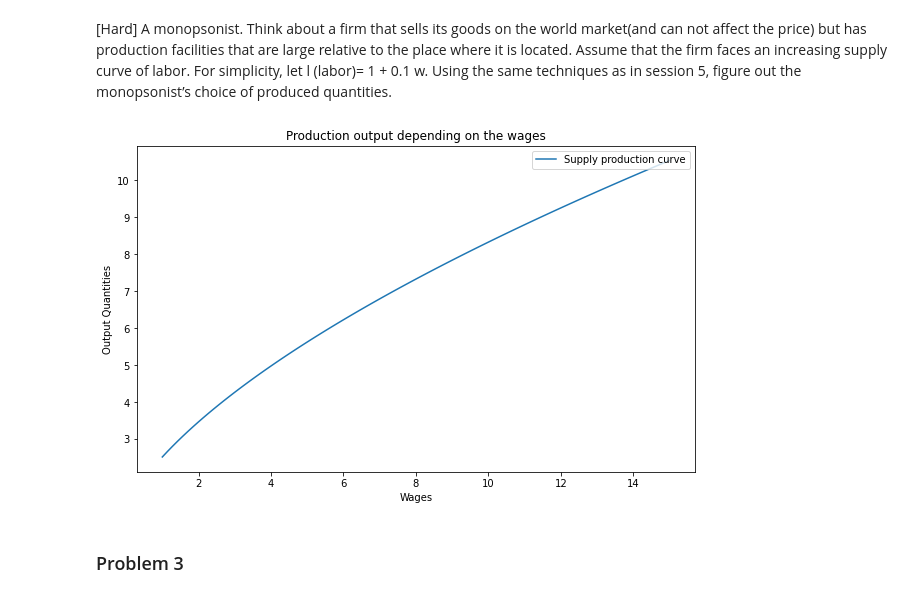
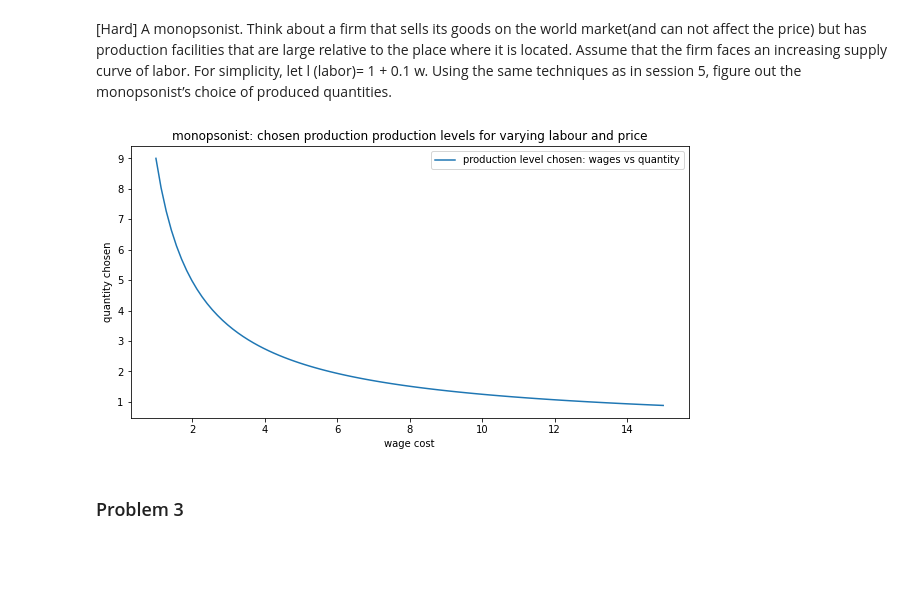
Before and after one commit to PaulineMalaguti/EBA3650, a Jupyter notebook: Lecture 5/QE_Problem_Set_5.ipynb, the cells around one changed output. Cells and saved outputs as stored; diff of their text form; code cells hidden in the pictures; blank space fills up the shorter version.

```diff
--- a/Lecture 5/QE_Problem_Set_5.ipynb
+++ b/Lecture 5/QE_Problem_Set_5.ipynb
@@ -590,37 +590,53 @@ for i in range(len(KS)):
 [figure]
 # %% [markdown]
 [Hard] A monopsonist. Think about a firm that sells its goods on the world market(and can not affect the price) but has production facilities that are large relative to the place where it is located. Assume that the firm faces an increasing supply curve of labor. For simplicity, let l (labor)= 1 + 0.1 w. Using the same techniques as in session 5, figure out the monopsonist’s choice of produced quantities.
-# %%
-#Production depending on labour and capital
-def BigK(w,capital):
-    alpha = 0.6
-    labour = 1 + 0.1*w
-    return np.power(labour,alpha)*np.power(capital,1-alpha)
-
-# Production Technology is defined under BigK, we need a fixed value for capital
-FCK = 10 ; w = 1 ; prices = np.linspace(1,5,100) ; quantities = np.zeros(100) ; startv=1
-for i in range(100):
-    quantities[i],startv=supply([prices[i],w,FCK],startv)
-
-w = np.linspace(1,15,100)
-prod = []
-for i in range(len(w)):
-    f = BigK(i,FCK)
-    prod.append(f)
-
-#Create Figure
-plt.figure(figsize = (10, 6))
-
-#Plot the curves
-plt.plot(w,prod, label = "Supply production curve")
-
-#Graph Parameters
-plt.ylabel("Output Quantities")
-plt.xlabel("Wages")
-plt.title("Production output depending on the wages")
-plt.legend(loc="upper right") ; plt.show()
-# %% [output]
-[figure, removed]
+# %%
+ws = np.linspace(1,15,100) # The number of capital available
+q_stars = [] ; FCK = 10
+
+for i in range(len(ws)):
+    w = ws[i]
+    labor = 1 + 0.1*w
+    def BigK(labor,capital):
+        alpha = 0.6
+        return np.power(labor,alpha)*np.power(capital,1-alpha)
+
+    def profit(labor,mylist):
+        p=mylist[0] ; FCK=mylist[2]
+        fval = p*BigK(labor,capital)-w*labor - FCK
+        return fval
+
+    def supply(mylist,starting_value):
+        labor = shotgun_maximizer(profit,[0.1,100,1000],mylist)
+        labor = newton_max(profit,labor,mylist)
+        return BigK(labor,capital), labor
+
+    def f_inv(output):
+        return output**(5/3)*capital**(-2/3)
+
+
+    def profit_monopolist(output, mylist):
+        p=10*output**(-0.5) ; w=mylist[1] ; FCK=mylist[2]
+        return p*output-w*f_inv(output) - FCK
+
+    def supply_monopolist(mylist,starting_value):
+        output = shotgun_maximizer(profit_monopolist,[0.1,100,100],mylist)
+        output = newton_max(profit_monopolist,output,mylist)
+        labor = f_inv(output)
+        price=10*output**(-0.5)
+        return output, labor, price
+
+    outp = np.linspace(1,15,100) ; p = 6 ; FCK = 1
+    q_star = supply_monopolist([p,w,FCK],1)[0]
+
+    q_stars.append(q_star)
+
+plt.figure(figsize = (10,5))
+plt.plot(ws,q_stars, label = 'production level chosen: wages vs quantity')
+plt.legend() ; plt.title("monopsonist: chosen production production levels for varying labour and price")
+plt.xlabel('wage cost') ; plt.ylabel('quantity chosen') ; plt.show()
+# %% [output]
+[figure, added]
 # %% [markdown]
 ### Problem 3
 # %% [markdown]
```
Also changed, not shown: parts of 5 cells of this notebook.
